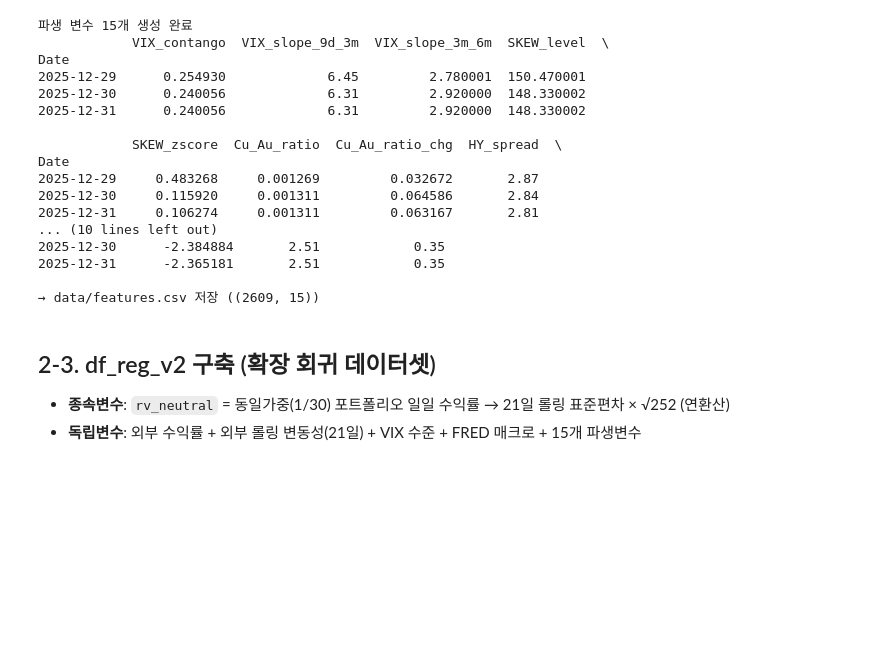
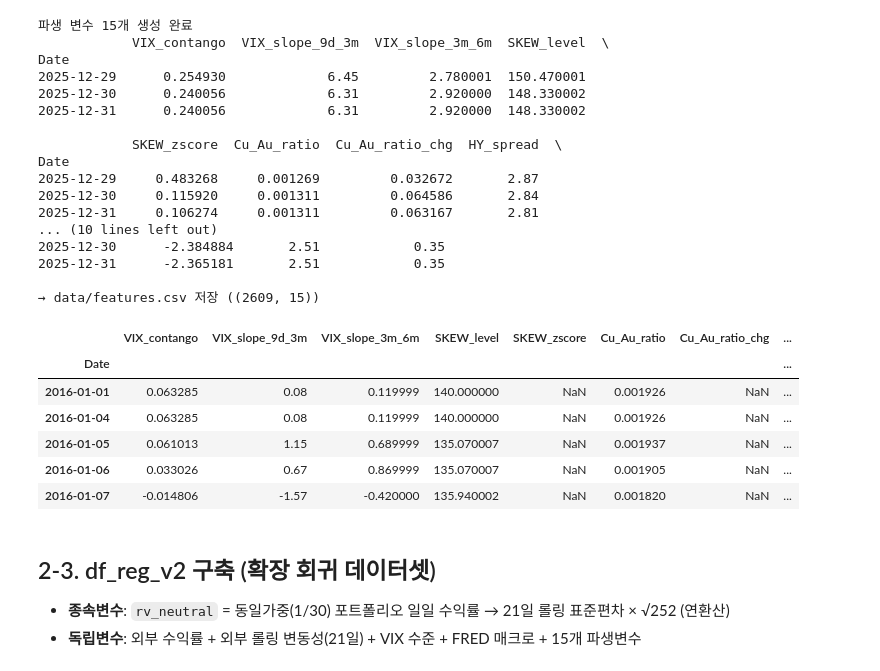
Before and after one commit to sybeom528/finance_project, a Jupyter notebook: 김윤서/Step2_Preprocessing_EDA.ipynb, the cells around one changed output. Cells and saved outputs as stored; diff of their text form; code cells hidden in the pictures; blank space fills up the shorter version.

```diff
--- a/김윤서/Step2_Preprocessing_EDA.ipynb
+++ b/김윤서/Step2_Preprocessing_EDA.ipynb
@@ -176,6 +176,16 @@ Date
 2025-12-31      -2.365181       2.51            0.35
 
 → data/features.csv 저장 ((2609, 15))
+# %%
+feat.head()
+# %% [output]
+|  | VIX_contango | VIX_slope_9d_3m | VIX_slope_3m_6m | SKEW_level | SKEW_zscore | Cu_Au_ratio | Cu_Au_ratio_chg | ... |
+| Date |  |  |  |  |  |  |  | ... |
+| 2016-01-01 | 0.063285 | 0.08 | 0.119999 | 140.000000 | NaN | 0.001926 | NaN | ... |
+| 2016-01-04 | 0.063285 | 0.08 | 0.119999 | 140.000000 | NaN | 0.001926 | NaN | ... |
+| 2016-01-05 | 0.061013 | 1.15 | 0.689999 | 135.070007 | NaN | 0.001937 | NaN | ... |
+| 2016-01-06 | 0.033026 | 0.67 | 0.869999 | 135.070007 | NaN | 0.001905 | NaN | ... |
+| 2016-01-07 | -0.014806 | -1.57 | -0.420000 | 135.940002 | NaN | 0.001820 | NaN | ... |
 # %% [markdown]
 ## 2-3. df_reg_v2 구축 (확장 회귀 데이터셋)
 
```
Also changed, not shown: parts of 1 cell of this notebook, 5 other files.
